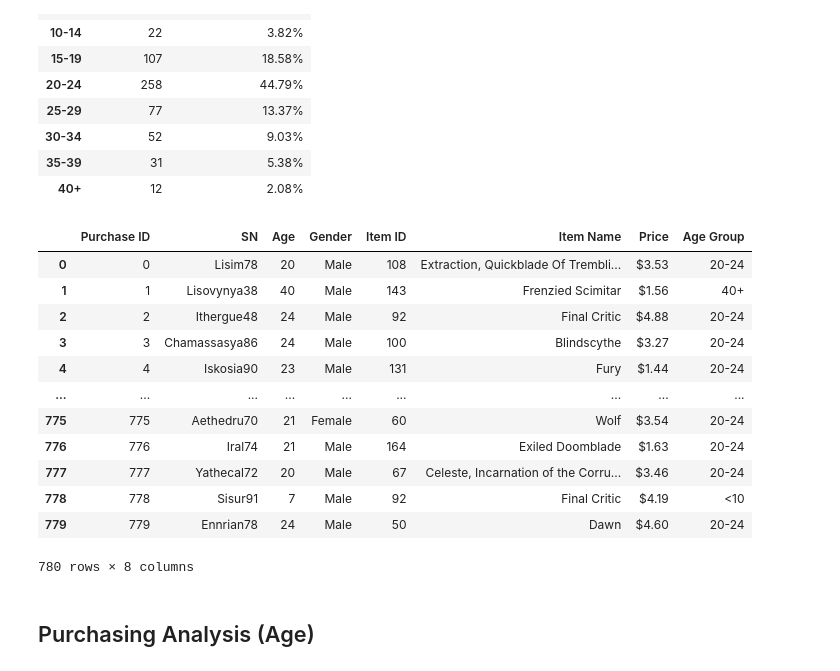
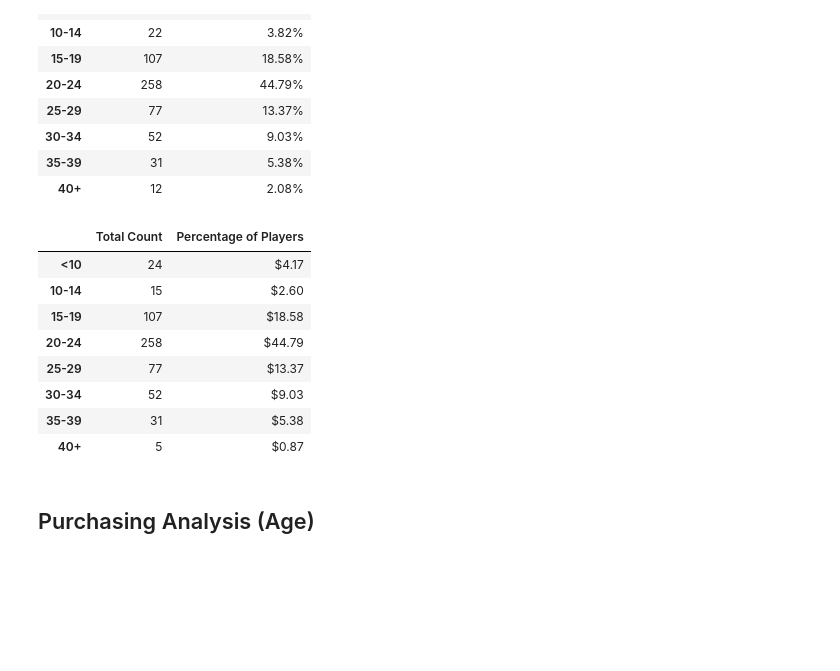
Before and after one commit to Karla-Flores/Pandas, a Jupyter notebook: HeroesOfPymoli_starter.ipynb, the cells around one changed output. Cells and saved outputs as stored; diff of their text form; code cells hidden in the pictures; blank space fills up the shorter version.

Commit message:
Defining age demographics - review bins

```diff
--- a/HeroesOfPymoli_starter.ipynb
+++ b/HeroesOfPymoli_starter.ipynb
@@ -219,28 +219,32 @@ p_analysis
 | 40+ | 12 | 2.08% |
 # %%
 #Age Demographics
-a_bins = [0,10,14,19,24,29,34,39,40]
+# a_bins = [0,10,14,19,24,29,34,39,40]
+a_bins = [0,0.90,14.90,19.90,24.90,29.90,34.90,39.90,999]
 
-label = ["<10","10-14","15-19","20-24","25-29","30-34","35-39","40+"]
+a_label = ["<10","10-14","15-19","20-24","25-29","30-34","35-39","40+"]
 
-purchase_data["Age Group"]=pd.cut(purchase_data["Age"],a_bins,labels=label)
-purchase_data
+purchase_data['Age Group']=pd.cut(purchase_data['Age'],a_bins,labels=a_label)
 
-a_group = purchase_data.groupby("Age Group")
+a_group = purchase_data.groupby('Age Group')
+
+a_count = a_group['SN'].nunique()
+
+p_age = (a_count/sn)*100
+
+a_demographics = pd.DataFrame({'Total Count':a_count,'Percentage of Players':p_age})
+a_demographics.index.name = None
+a_demographics
 # %% [output]
-|  | Purchase ID | SN | Age | Gender | Item ID | Item Name | Price | Age Group |
-| 0 | 0 | Lisim78 | 20 | Male | 108 | Extraction, Quickblade Of Trembli... | $3.53 | 20-24 |
-| 1 | 1 | Lisovynya38 | 40 | Male | 143 | Frenzied Scimitar | $1.56 | 40+ |
-| 2 | 2 | Ithergue48 | 24 | Male | 92 | Final Critic | $4.88 | 20-24 |
-| 3 | 3 | Chamassasya86 | 24 | Male | 100 | Blindscythe | $3.27 | 20-24 |
-| 4 | 4 | Iskosia90 | 23 | Male | 131 | Fury | $1.44 | 20-24 |
-| ... | ... | ... | ... | ... | ... | ... | ... | ... |
-| 775 | 775 | Aethedru70 | 21 | Female | 60 | Wolf | $3.54 | 20-24 |
-| 776 | 776 | Iral74 | 21 | Male | 164 | Exiled Doomblade | $1.63 | 20-24 |
-| 777 | 777 | Yathecal72 | 20 | Male | 67 | Celeste, Incarnation of the Corru... | $3.46 | 20-24 |
-| 778 | 778 | Sisur91 | 7 | Male | 92 | Final Critic | $4.19 | <10 |
-| 779 | 779 | Ennrian78 | 24 | Male | 50 | Dawn | $4.60 | 20-24 |
+|  | Total Count | Percentage of Players |
+| <10 | 24 | $4.17 |
+| 10-14 | 15 | $2.60 |
+| 15-19 | 107 | $18.58 |
+| 20-24 | 258 | $44.79 |
+| 25-29 | 77 | $13.37 |
+| 30-34 | 52 | $9.03 |
+| 35-39 | 31 | $5.38 |
+| 40+ | 5 | $0.87 |
-780 rows × 8 columns
 # %% [markdown]
 ## Purchasing Analysis (Age)
 # %% [markdown]
```
Also changed, not shown: parts of 1 cell of this notebook.
